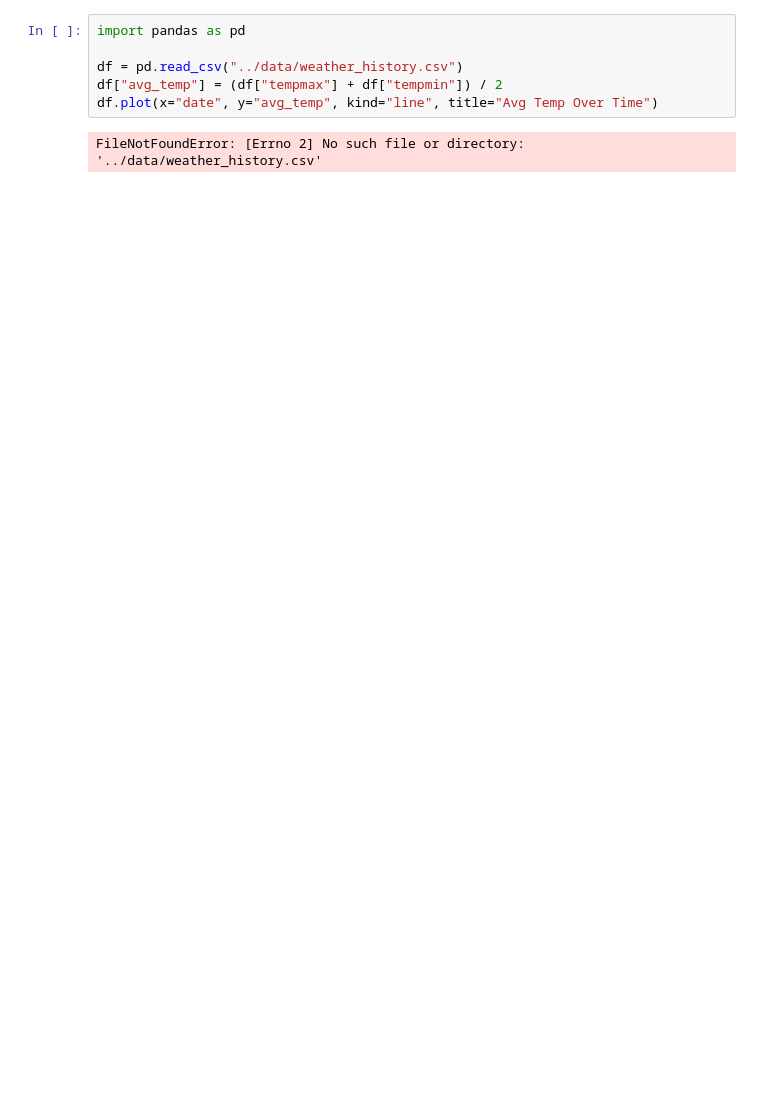
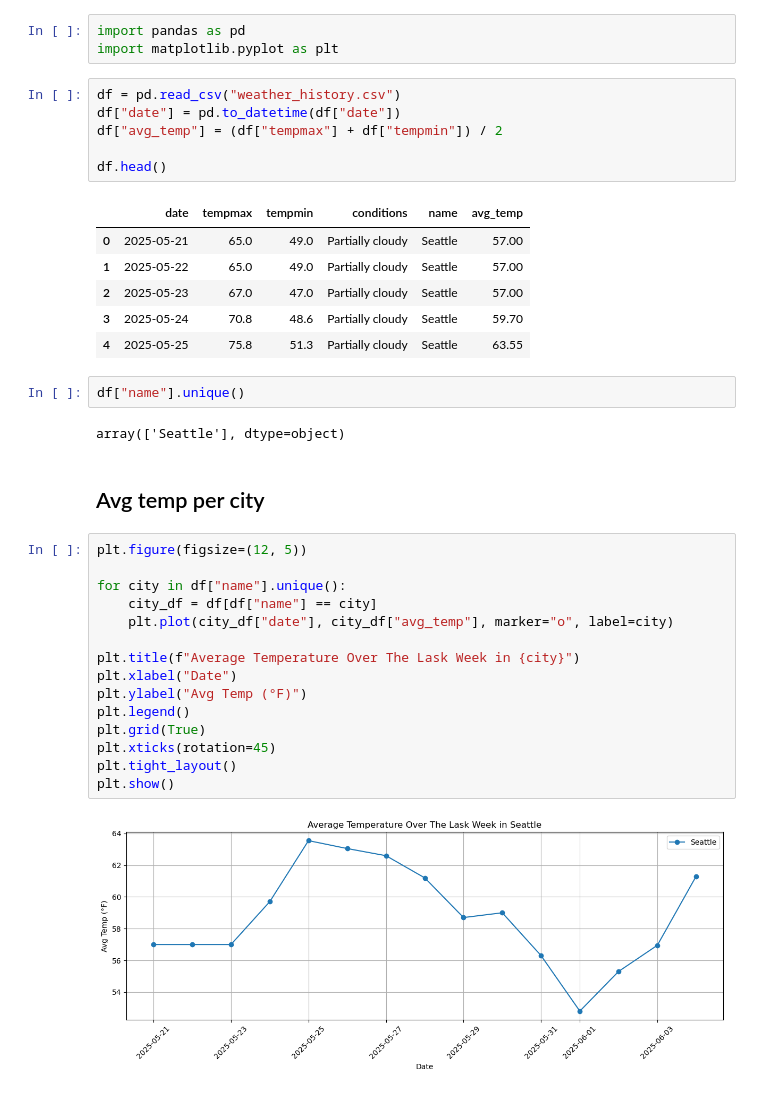
Before and after one commit to trishabanerjee27/weather-dashboard, a Jupyter notebook: analysis.ipynb, the cells around one changed output. Cells and saved outputs as stored; diff of their text form; blank space fills up the shorter version.

```diff
--- a/analysis.ipynb
+++ b/analysis.ipynb
@@ -1,8 +1,39 @@
+# %%
+import pandas as pd
+import matplotlib.pyplot as plt
 # %%
-import pandas as pd
+df = pd.read_csv("weather_history.csv")
+df["date"] = pd.to_datetime(df["date"])
+df["avg_temp"] = (df["tempmax"] + df["tempmin"]) / 2
 
-df = pd.read_csv("../data/weather_history.csv")
-df["avg_temp"] = (df["tempmax"] + df["tempmin"]) / 2
-df.plot(x="date", y="avg_temp", kind="line", title="Avg Temp Over Time")
+df.head()
 # %% [output]
-FileNotFoundError: [Errno 2] No such file or directory: '../data/weather_history.csv'
+|  | date | tempmax | tempmin | conditions | name | avg_temp |
+| 0 | 2025-05-21 | 65.0 | 49.0 | Partially cloudy | Seattle | 57.00 |
+| 1 | 2025-05-22 | 65.0 | 49.0 | Partially cloudy | Seattle | 57.00 |
+| 2 | 2025-05-23 | 67.0 | 47.0 | Partially cloudy | Seattle | 57.00 |
+| 3 | 2025-05-24 | 70.8 | 48.6 | Partially cloudy | Seattle | 59.70 |
+| 4 | 2025-05-25 | 75.8 | 51.3 | Partially cloudy | Seattle | 63.55 |
+# %%
+df["name"].unique()
+# %% [output]
+array(['Seattle'], dtype=object)
+# %% [markdown]
+## Avg temp per city
+# %%
+plt.figure(figsize=(12, 5))
+
+for city in df["name"].unique():
+    city_df = df[df["name"] == city]
+    plt.plot(city_df["date"], city_df["avg_temp"], marker="o", label=city)
+
+plt.title(f"Average Temperature Over The Lask Week in {city}")
+plt.xlabel("Date")
+plt.ylabel("Avg Temp (°F)")
+plt.legend()
+plt.grid(True)
+plt.xticks(rotation=45)
+plt.tight_layout()
+plt.show()
+# %% [output]
+[figure, added]
```
Also changed, not shown: parts of 6 cells of this notebook, 4 other files.
